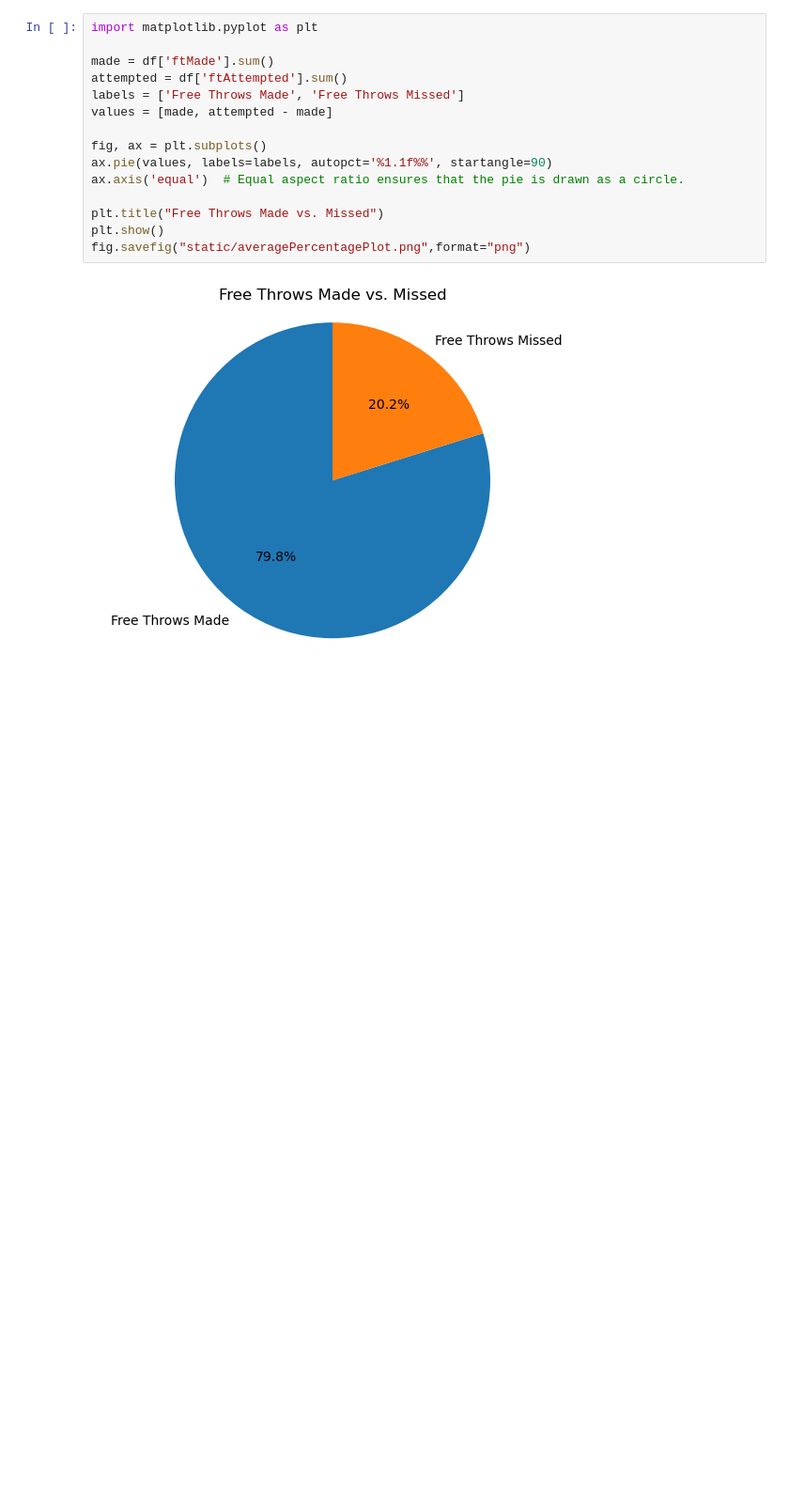
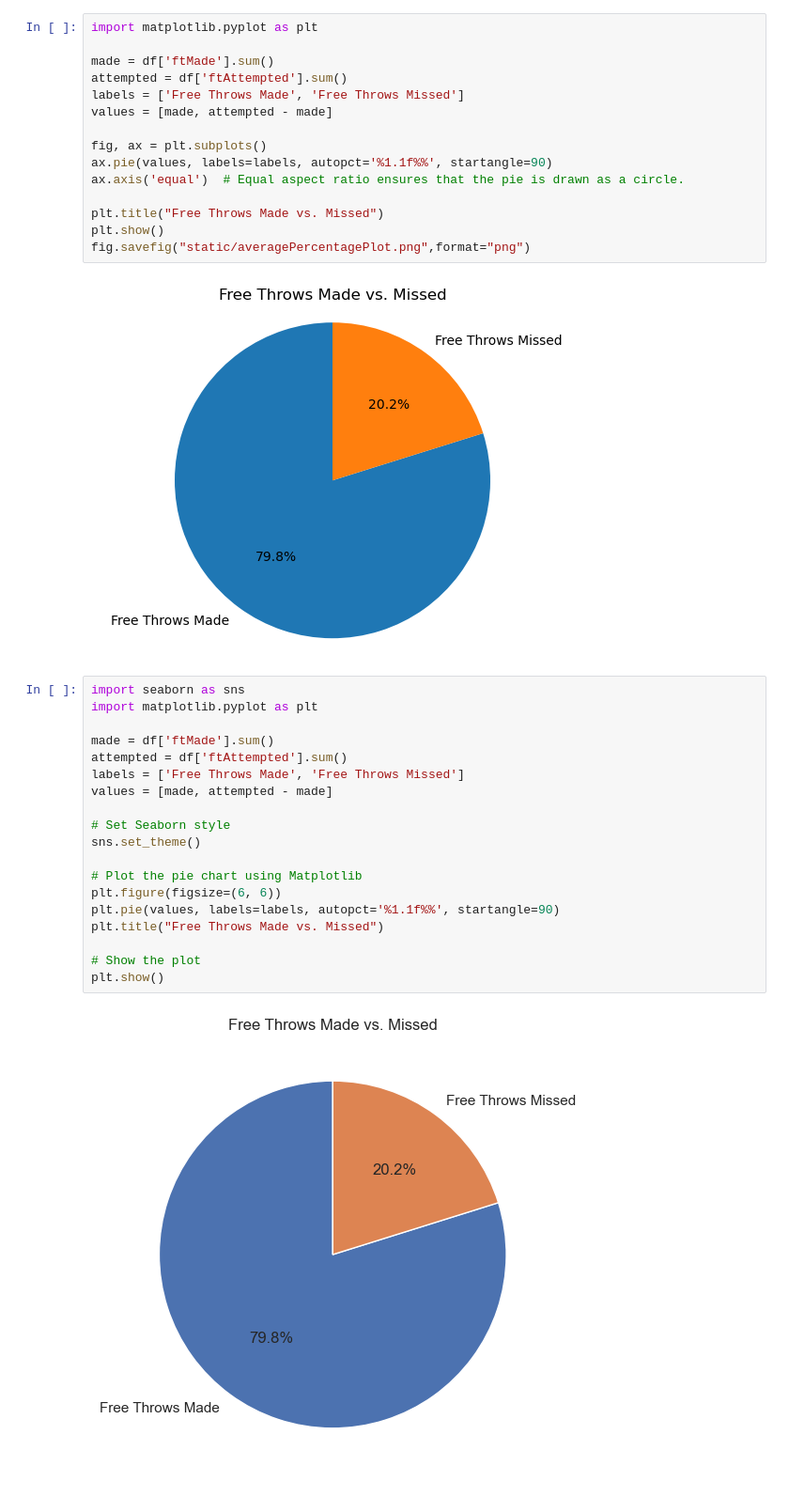
Before and after one commit to arnie12a/Free-Throw-Tracker, a Jupyter notebook: main.ipynb, the cells around one changed output. Shown at 94% size. Saved outputs shown, nothing was run; the diff lists cells and outputs as text; blank space fills up the shorter version.

Commit message:
using seaborn instead of just matplotlib to make the visualizations look better

```diff
--- a/main.ipynb
+++ b/main.ipynb
@@ -124,3 +124,24 @@ plt.show()
 fig.savefig("static/averagePercentagePlot.png",format="png")
 # %% [output]
 [figure]
+# %%
+import seaborn as sns
+import matplotlib.pyplot as plt
+
+made = df['ftMade'].sum()
+attempted = df['ftAttempted'].sum()
+labels = ['Free Throws Made', 'Free Throws Missed']
+values = [made, attempted - made]
+
+# Set Seaborn style
+sns.set_theme()
+
+# Plot the pie chart using Matplotlib
+plt.figure(figsize=(6, 6))
+plt.pie(values, labels=labels, autopct='%1.1f%%', startangle=90)
+plt.title("Free Throws Made vs. Missed")
+
+# Show the plot
+plt.show()
+# %% [output]
+[figure, added]
```
Also changed, not shown: parts of 3 cells of this notebook, 2 other files.
